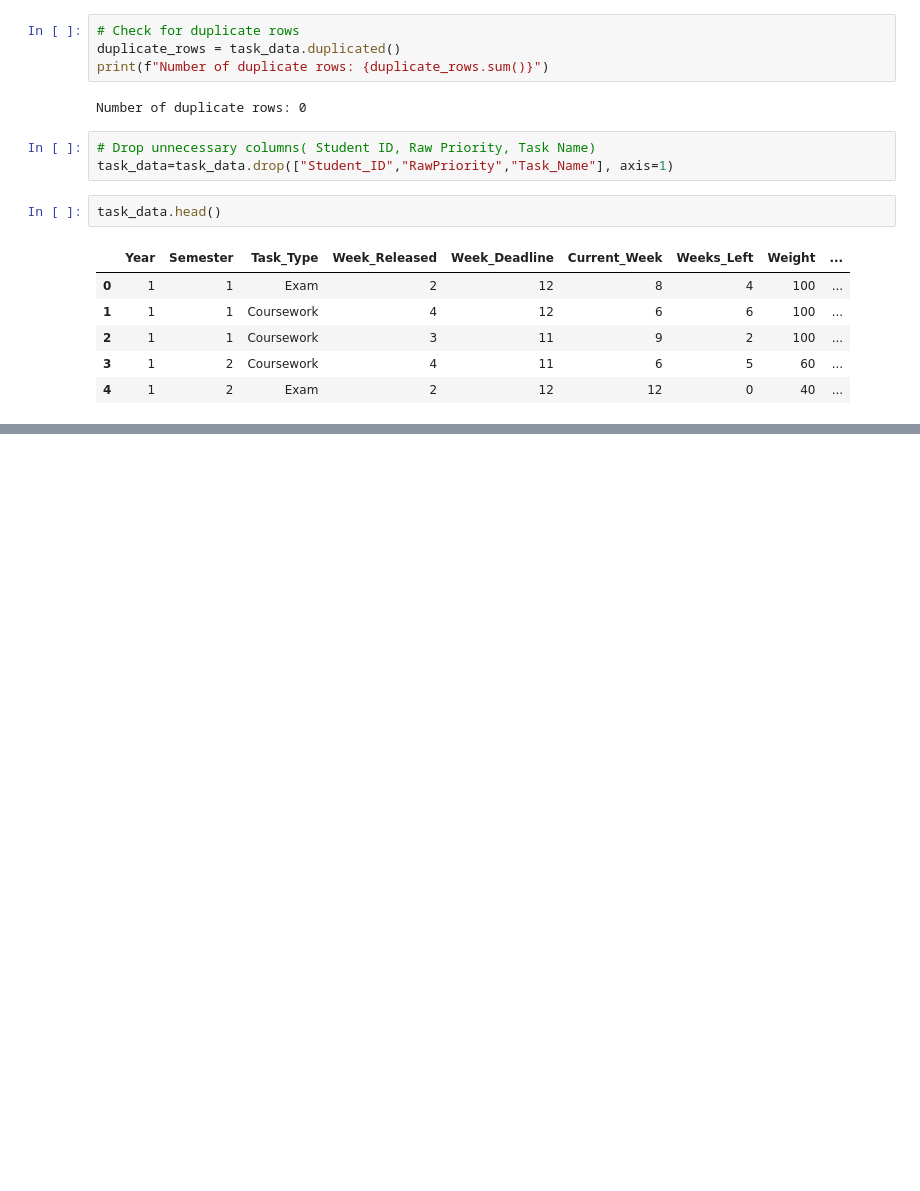
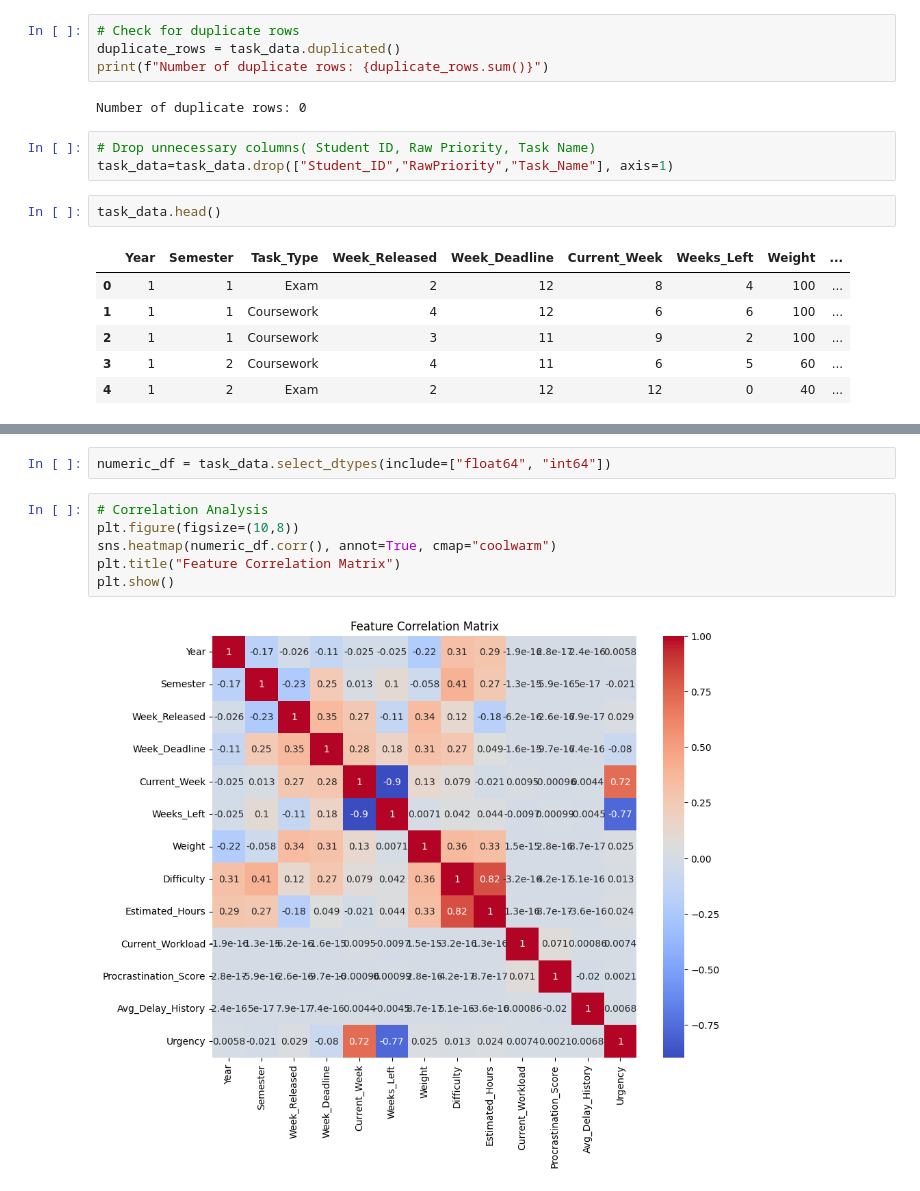
Before and after one commit to senirudilmith4/domain-ai, a Jupyter notebook: ml/TaskPriorityModel/EDA_TPM.ipynb, the cells around one changed output, grey strips where cells are left out. Drawn from its saved outputs; the diff is of its cells as text; blank space fills up the shorter version.

```diff
--- a/ml/TaskPriorityModel/EDA_TPM.ipynb
+++ b/ml/TaskPriorityModel/EDA_TPM.ipynb
@@ -99,0 +148,10 @@ task_data.head()
+# %%
+numeric_df = task_data.select_dtypes(include=["float64", "int64"])
+# %%
+# Correlation Analysis
+plt.figure(figsize=(10,8))
+sns.heatmap(numeric_df.corr(), annot=True, cmap="coolwarm")
+plt.title("Feature Correlation Matrix")
+plt.show()
+# %% [output]
+[figure, added]
```
Also changed, not shown: parts of 13 cells of this notebook, 2 other files.
